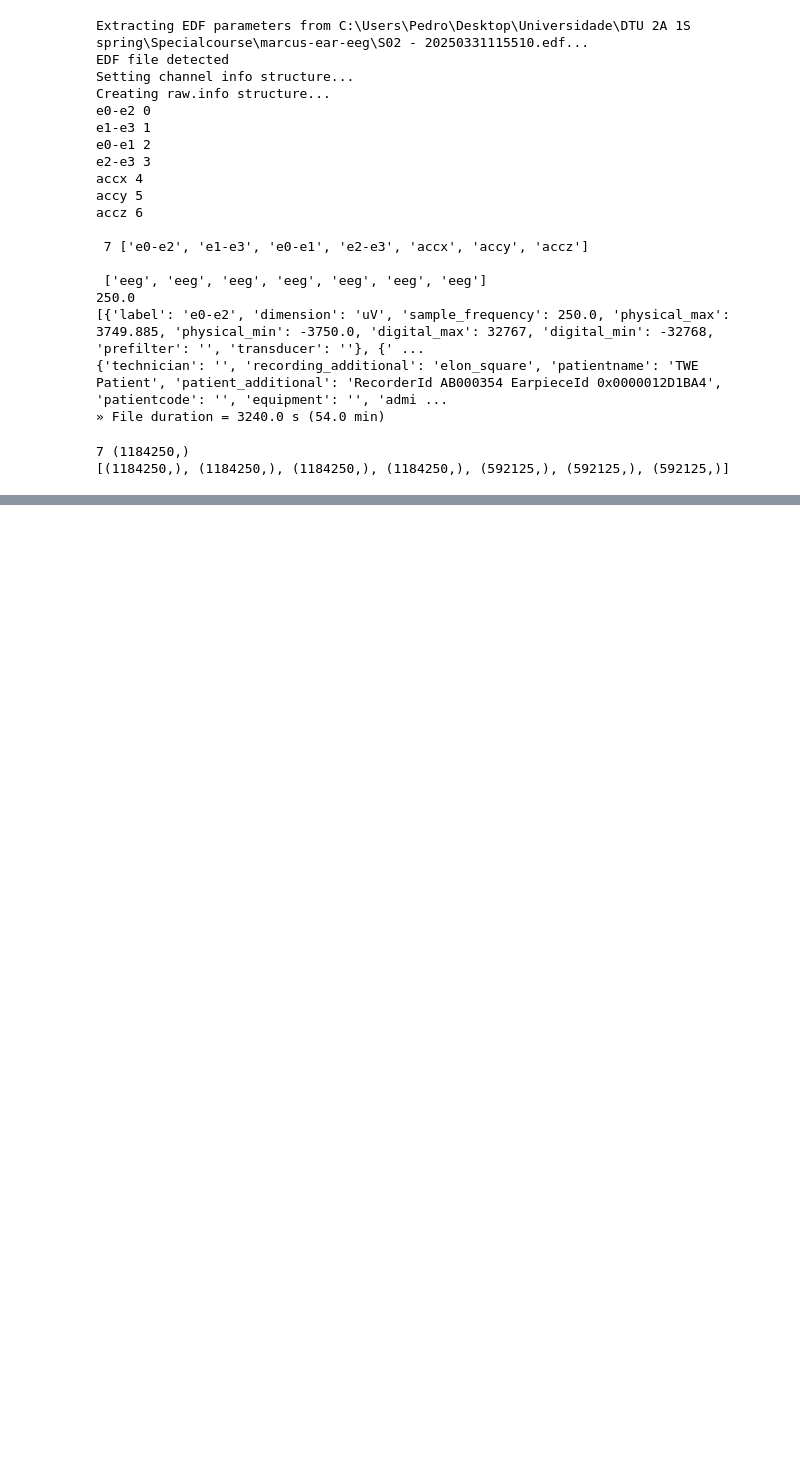
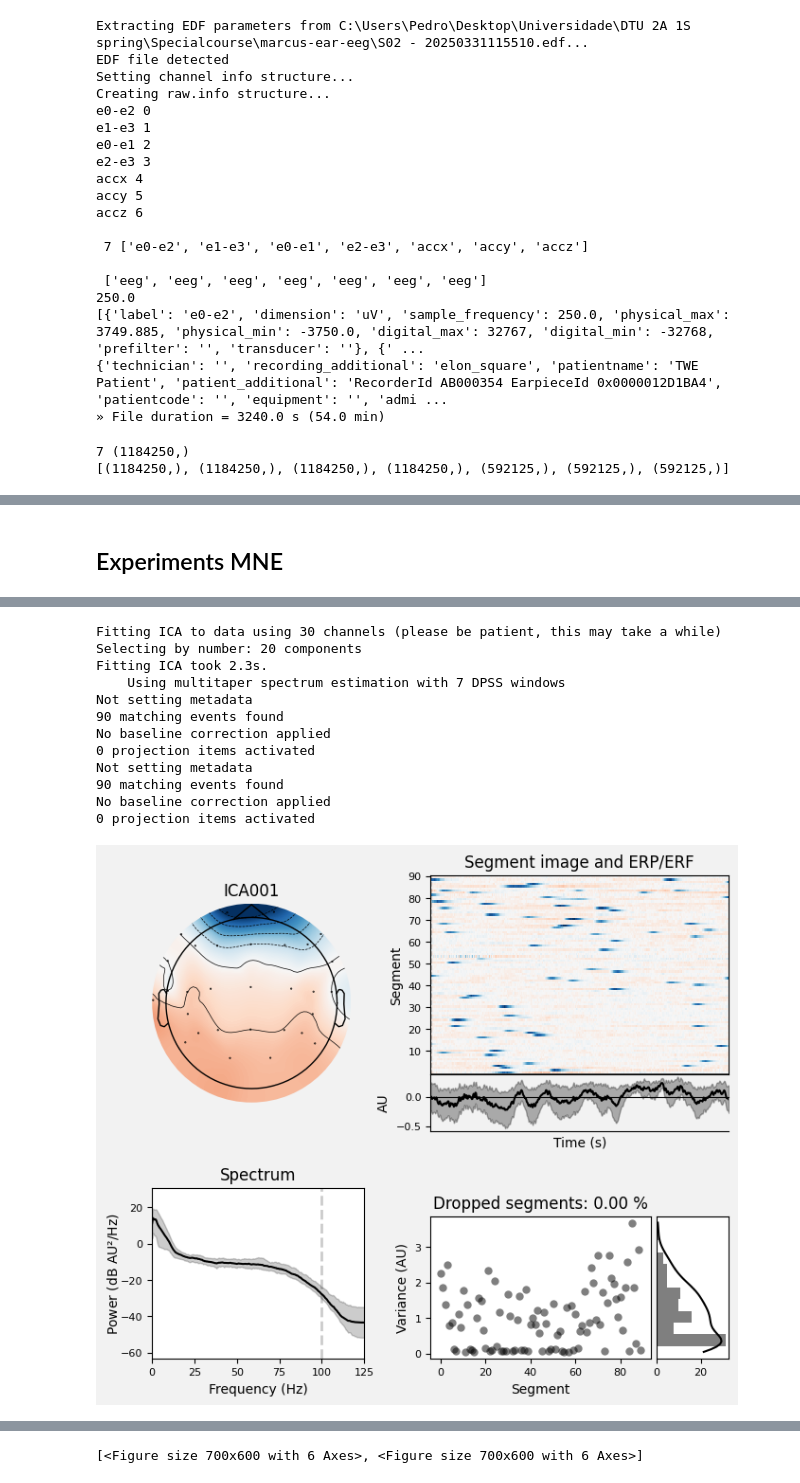
Before and after one commit to pplvieira/deep-sleep-pytorch-forked, a Jupyter notebook: analysis_pedro/readEDF.ipynb, the cells around one changed output, grey strips where cells are left out. Drawn from its saved outputs; the diff is of its cells as text; code cells hidden in the pictures; blank space fills up the shorter version.

```diff
--- a/analysis_pedro/readEDF.ipynb
+++ b/analysis_pedro/readEDF.ipynb
@@ -268,0 +582,28 @@ import sleepeegpy
+# %% [markdown]
+## Experiments MNE
+# %%
+import mne
+# set up and fit the ICA
+# raw = mne.io.read_raw_fif(sample_data_raw_file)
+mne_raw = mne.io.read_raw_edf(experiments_folder + "\\Day0_tests\\2025-07-17_13-28-56_bac7ac75_27_electrodes.edf", preload=True)
+print(mne_raw.n_times)
+mne_raw.crop(11.5*60, 14.5*60) ### CROP 12.5-14.5
+print(mne_raw.n_times)
+# mne_raw.crop()
+print(mne_raw.ch_names)
+# channel_remapping = { "R1": "T1", "R2": "T2", "TIP": "A1"}
+# channel_remapping = { "R1": "F9", "R2": "F10", "TIP": "A1"}
+channel_remapping = { "R1": "FT9", "R2": "FT10", "TIP": "A1"}
+mne_raw.rename_channels(channel_remapping)
+
+ten_twenty_montage = mne.channels.make_standard_montage('standard_1020')
+# print(ten_twenty_montage.ch_names)
+mne_raw.set_montage(ten_twenty_montage, match_case=False)
+
+mne_raw.filter(1.0, 100) # low pass?
+
+ica = mne.preprocessing.ICA(n_components=20, random_state=97, max_iter=800)
+ica.fit(mne_raw)
+ica.exclude = [1, 2]  # details on how we picked these are omitted here
+ica.plot_properties(mne_raw, picks=ica.exclude)
+# %% [output]
@@ -268,0 +633,13 @@ import sleepeegpy
+Fitting ICA to data using 30 channels (please be patient, this may take a while)
+Selecting by number: 20 components
+Fitting ICA took 2.3s.
+    Using multitaper spectrum estimation with 7 DPSS windows
+Not setting metadata
+90 matching events found
+No baseline correction applied
+0 projection items activated
+Not setting metadata
+90 matching events found
+No baseline correction applied
+0 projection items activated
+[figure, added]
@@ -268,0 +647 @@ import sleepeegpy
+[<Figure size 700x600 with 6 Axes>, <Figure size 700x600 with 6 Axes>]
```
Also changed, not shown: parts of 23 cells of this notebook, 27 other files.
